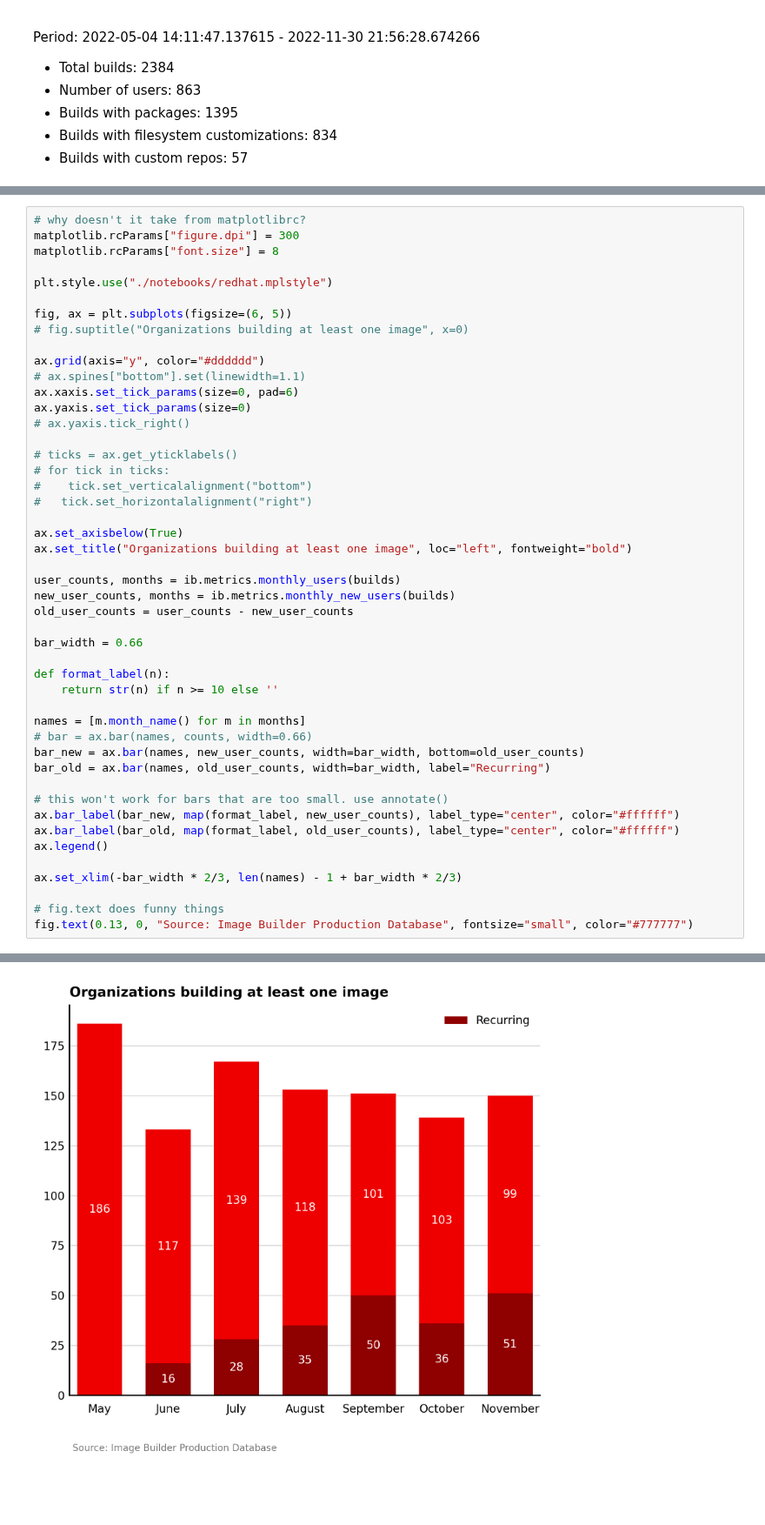
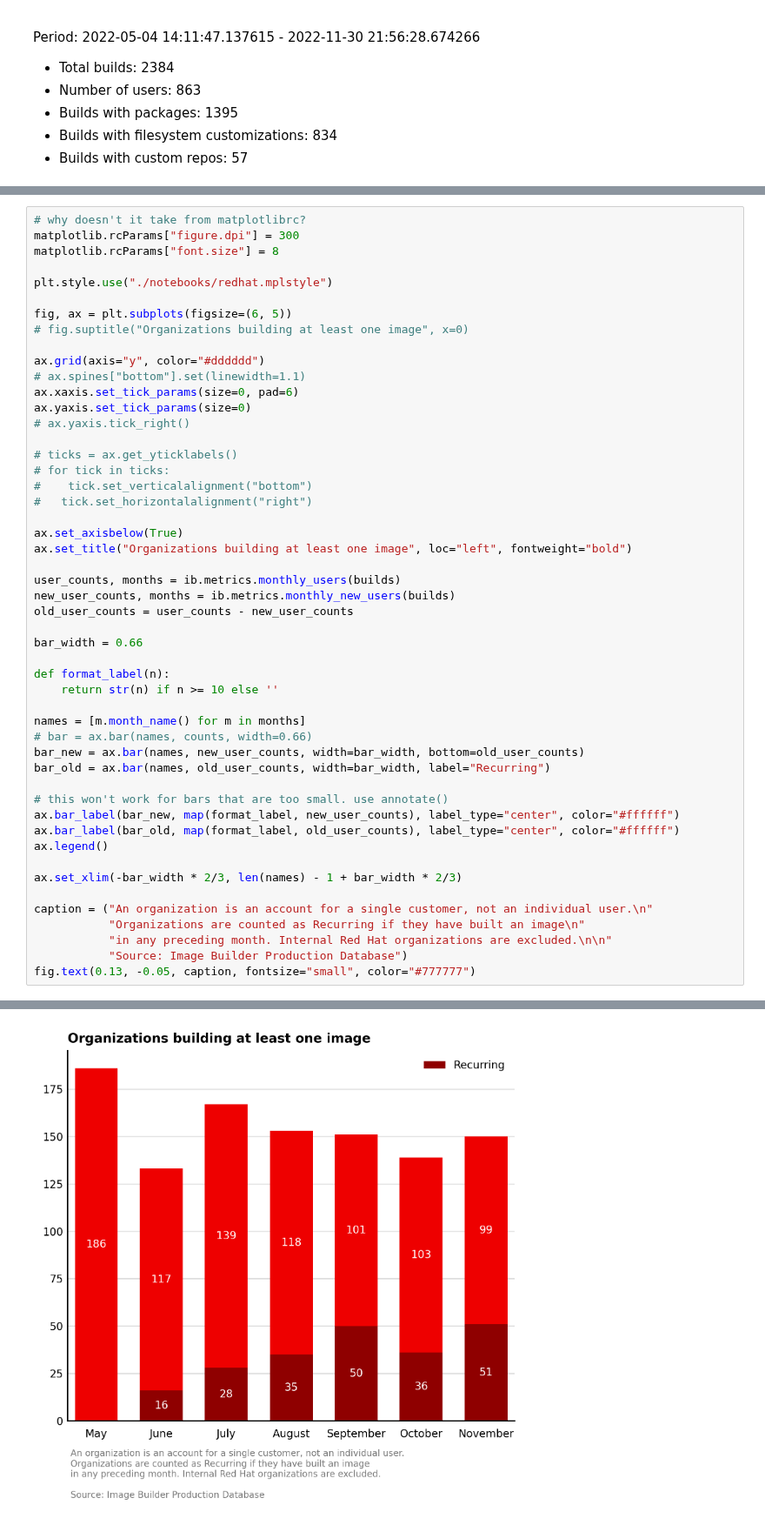
Before and after one commit to osbuild/metrics, a Jupyter notebook: notebooks/Report.ipynb, the cells around one changed output, grey strips where cells are left out. Shown at 87% size. Drawn from its saved outputs; the diff is of its cells as text; blank space fills up the shorter version.

Commit message:
notebooks/Report: add captions to all figures

```diff
--- a/notebooks/Report.ipynb
+++ b/notebooks/Report.ipynb
@@ -164,6 +164,9 @@ ax.legend()
 
 ax.set_xlim(-bar_width * 2/3, len(names) - 1 + bar_width * 2/3)
 
-# fig.text does funny things
-fig.text(0.13, 0, "Source: Image Builder Production Database", fontsize="small", color="#777777")
+caption = ("An organization is an account for a single customer, not an individual user.\n"
+           "Organizations are counted as Recurring if they have built an image\n"
+           "in any preceding month. Internal Red Hat organizations are excluded.\n\n"
+           "Source: Image Builder Production Database")
+fig.text(0.13, -0.05, caption, fontsize="small", color="#777777")
 # %% [output]
@@ -171,4 +174,4 @@ Text(0.13, 0, 'Source: Image Builder Production Database')
-[figure, old version]
+[figure, new version]
 # %%
 matplotlib.rcParams["figure.dpi"] = 300
 matplotlib.rcParams["font.size"] = 8
```
Also changed, not shown: parts of 6 cells of this notebook.
